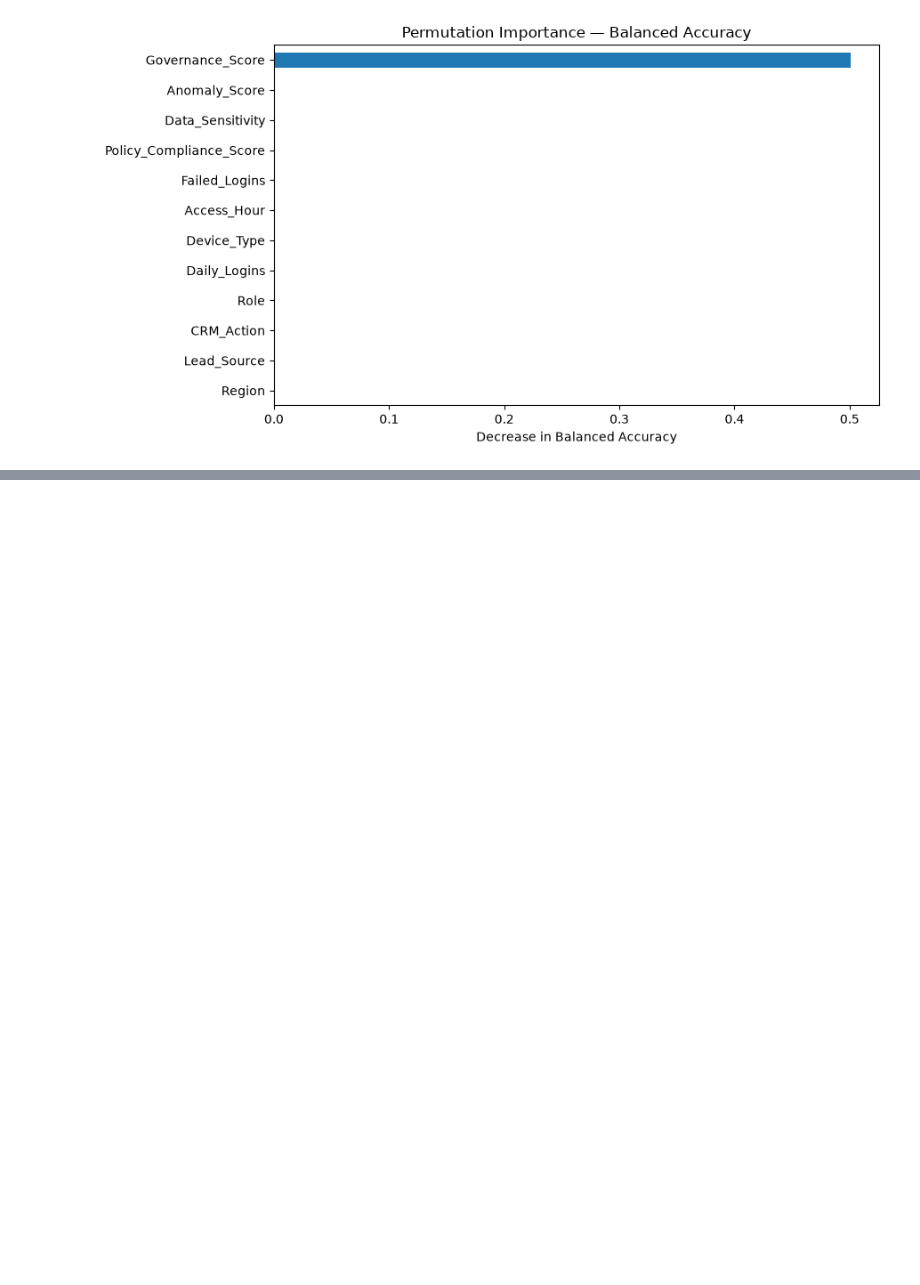
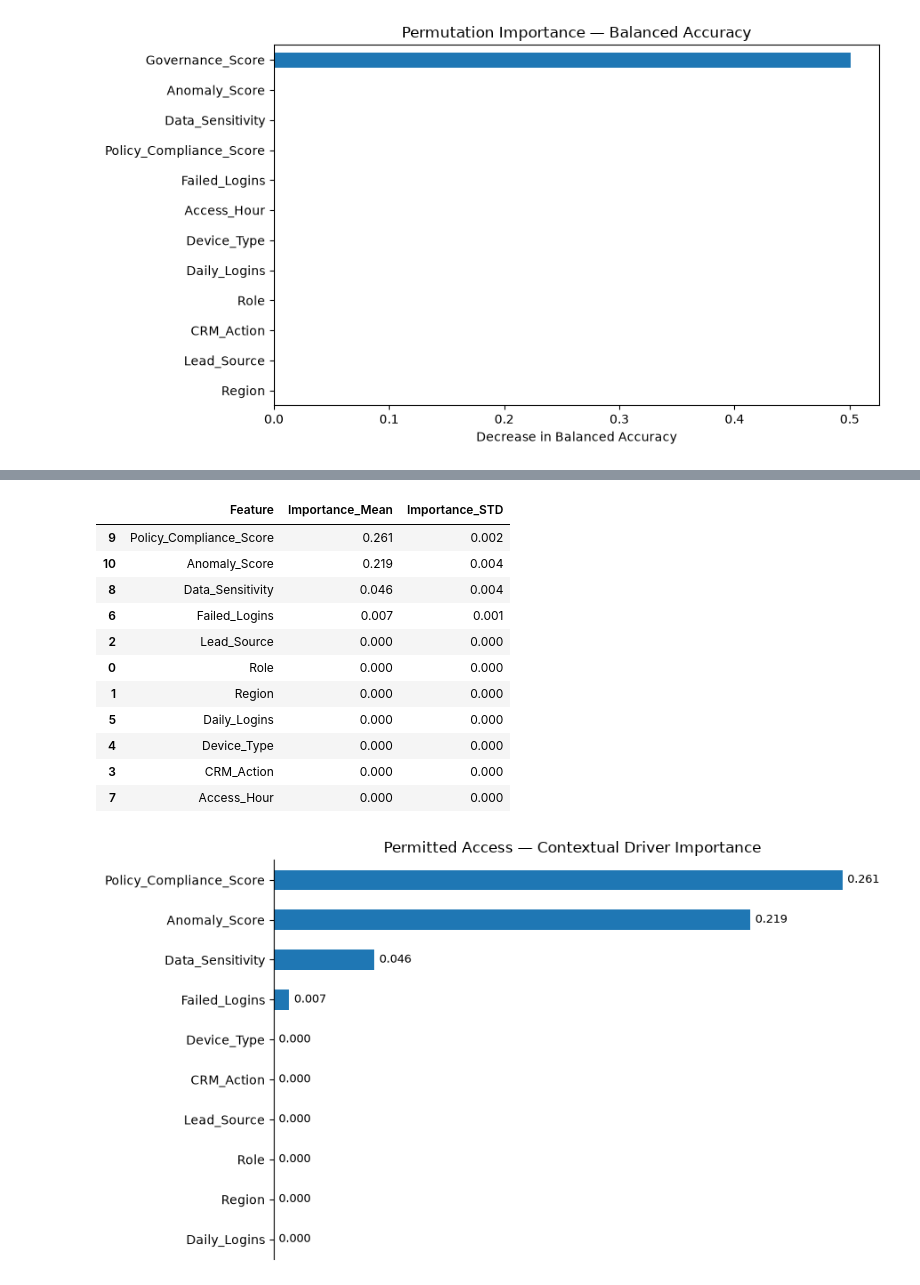
Before and after one commit to leaop/Projects, a Jupyter notebook: CRM/CRM_Governance_Explanatory_Analysis.ipynb, the cells around one changed output, grey strips where cells are left out. Cells and saved outputs as stored; diff of their text form; code cells hidden in the pictures; blank space fills up the shorter version.

```diff
--- a/CRM/CRM_Governance_Explanatory_Analysis.ipynb
+++ b/CRM/CRM_Governance_Explanatory_Analysis.ipynb
@@ -1184,0 +1297,60 @@ The objective will be to transform the explanatory findings into a **transparent
+# %%
+context_preprocessor_fitted = context_model.named_steps["preprocessor"]
+context_tree_fitted = context_model.named_steps["tree"]
+context_feature_names = context_preprocessor_fitted.get_feature_names_out()
+
+context_rules = export_text(
+    context_tree_fitted,
+    feature_names=list(context_feature_names),
+    decimals=3
+)
+
+print(context_rules)
+
+context_perm = permutation_importance(
+    context_model,
+    Xc_test,
+    yc_test,
+    n_repeats=5,
+    random_state=42,
+    scoring="balanced_accuracy",
+    n_jobs=-1
+)
+
+context_permutation_df = pd.DataFrame({
+    "Feature": Xc_test.columns,
+    "Importance_Mean": context_perm.importances_mean,
+    "Importance_STD": context_perm.importances_std
+}).sort_values("Importance_Mean", ascending=False)
+
+display(context_permutation_df.round(4))
+
+plot_context_perm = (
+    context_permutation_df
+    .head(10)
+    .sort_values("Importance_Mean")
+)
+
+ax = plot_context_perm.plot(
+    x="Feature",
+    y="Importance_Mean",
+    kind="barh",
+    figsize=(9, 5),
+    legend=False
+)
+
+ax.set_title("Permitted Access — Contextual Driver Importance")
+ax.set_xlabel("")
+ax.set_ylabel("")
+ax.tick_params(axis="x", which="both", bottom=False, labelbottom=False)
+
+for container in ax.containers:
+    ax.bar_label(container, fmt="%.3f", padding=4, fontsize=9)
+
+ax.spines["top"].set_visible(False)
+ax.spines["right"].set_visible(False)
+ax.spines["bottom"].set_visible(False)
+
+plt.tight_layout()
+plt.show()
+# %% [output]
@@ -1184,0 +1374,13 @@ The objective will be to transform the explanatory findings into a **transparent
+|  | Feature | Importance_Mean | Importance_STD |
+| 9 | Policy_Compliance_Score | 0.261 | 0.002 |
+| 10 | Anomaly_Score | 0.219 | 0.004 |
+| 8 | Data_Sensitivity | 0.046 | 0.004 |
+| 6 | Failed_Logins | 0.007 | 0.001 |
+| 2 | Lead_Source | 0.000 | 0.000 |
+| 0 | Role | 0.000 | 0.000 |
+| 1 | Region | 0.000 | 0.000 |
+| 5 | Daily_Logins | 0.000 | 0.000 |
+| 4 | Device_Type | 0.000 | 0.000 |
+| 3 | CRM_Action | 0.000 | 0.000 |
+| 7 | Access_Hour | 0.000 | 0.000 |
+[figure, added]
```
Also changed, not shown: parts of 38 cells of this notebook, 2 other files.
